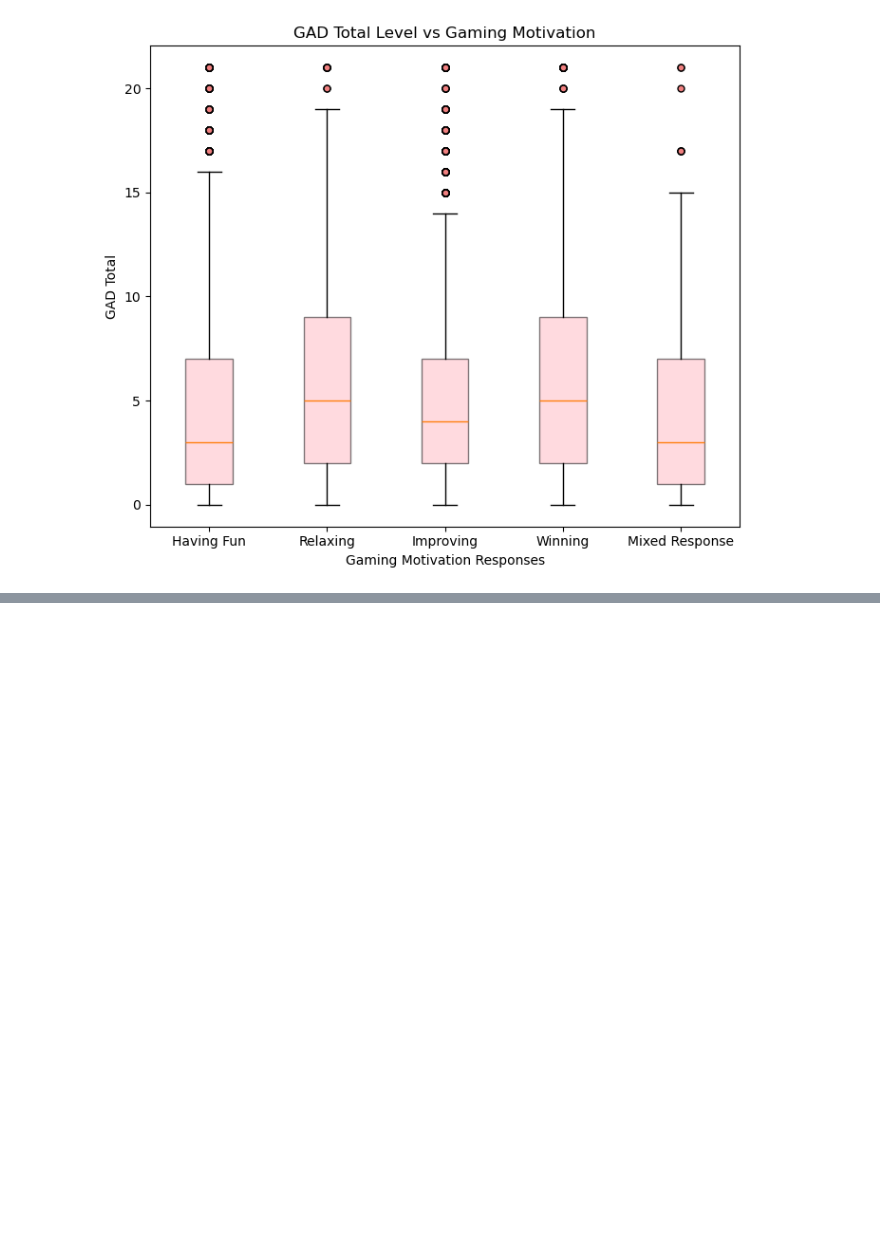
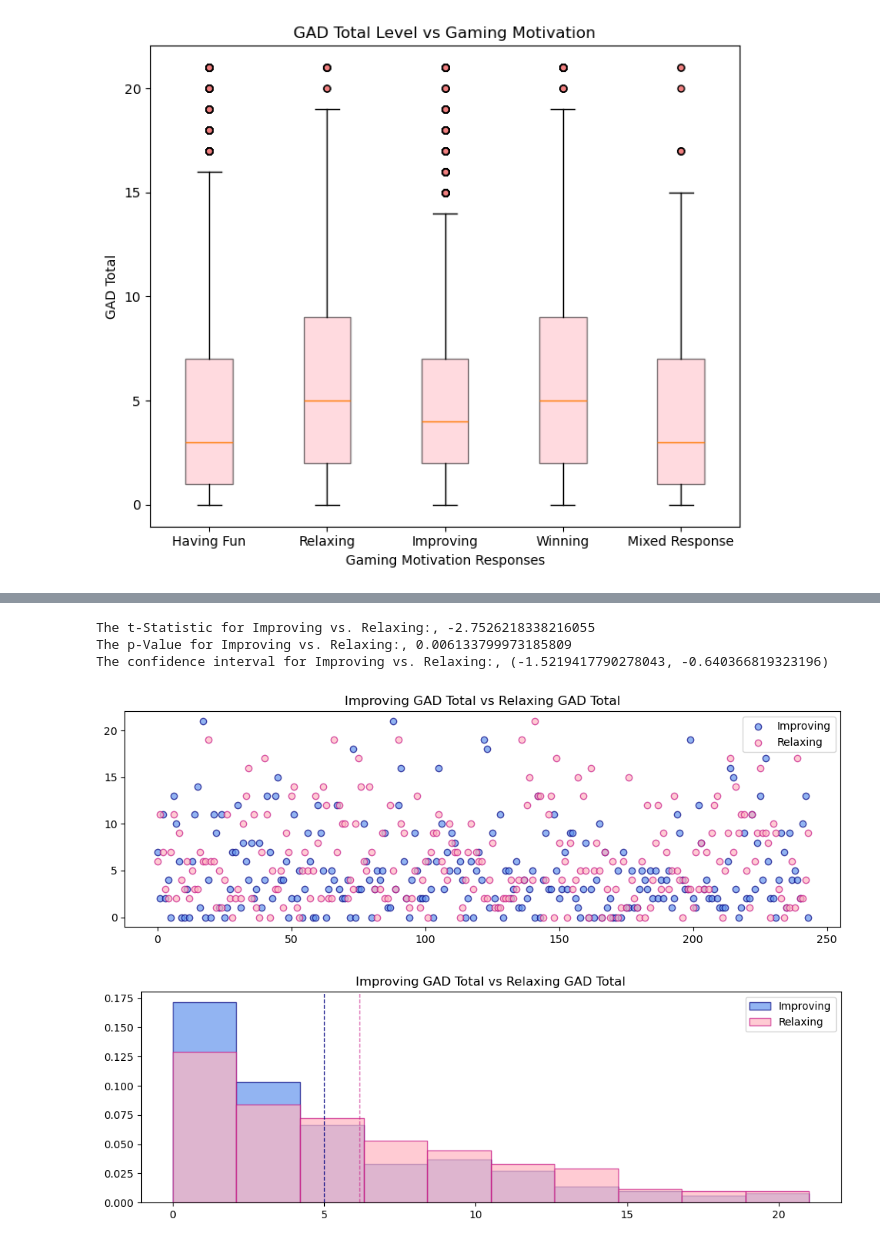
Before and after one commit to ComfyKoala/Project_1_Group_1, a Jupyter notebook: ashleys_analysis/ashleys_analysis.ipynb, the cells around one changed output, grey strips where cells are left out. Cells and saved outputs as stored; diff of their text form; code cells hidden in the pictures; blank space fills up the shorter version.

```diff
--- a/ashleys_analysis/ashleys_analysis.ipynb
+++ b/ashleys_analysis/ashleys_analysis.ipynb
@@ -572,0 +588,8 @@ P-Value for Having Fun vs. Winning:, 0.007481657121554043
+# %%
+ttestdata(improve_pop, relax_pop, "Improving", "Relaxing")
+# %% [output]
+The t-Statistic for Improving vs. Relaxing:, -2.7526218338216055
+The p-Value for Improving vs. Relaxing:, 0.006133799973185809
+The confidence interval for Improving vs. Relaxing:, (-1.5219417790278043, -0.640366819323196)
+[figure, added]
+[figure, added]
```
Also changed, not shown: parts of 4 cells of this notebook.
